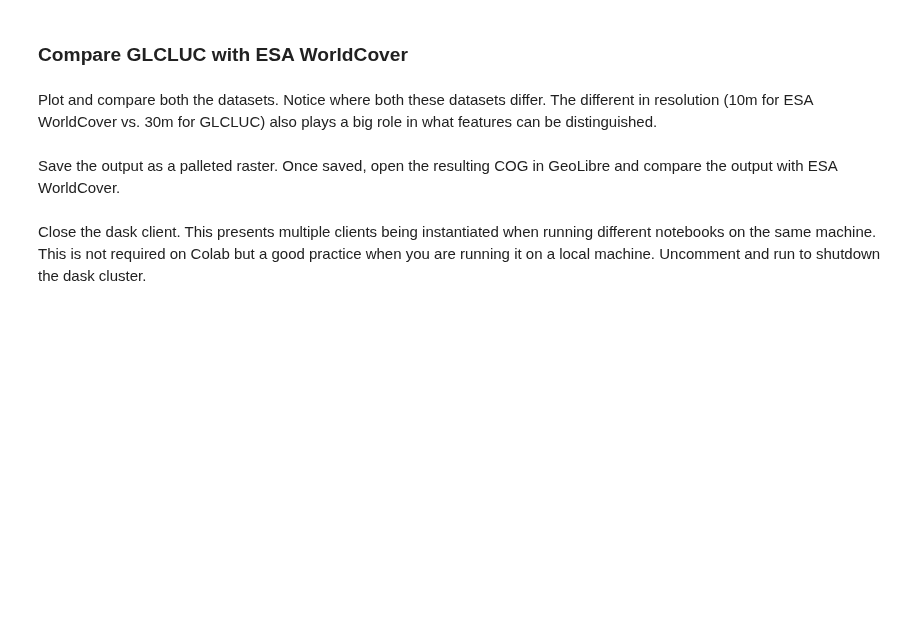
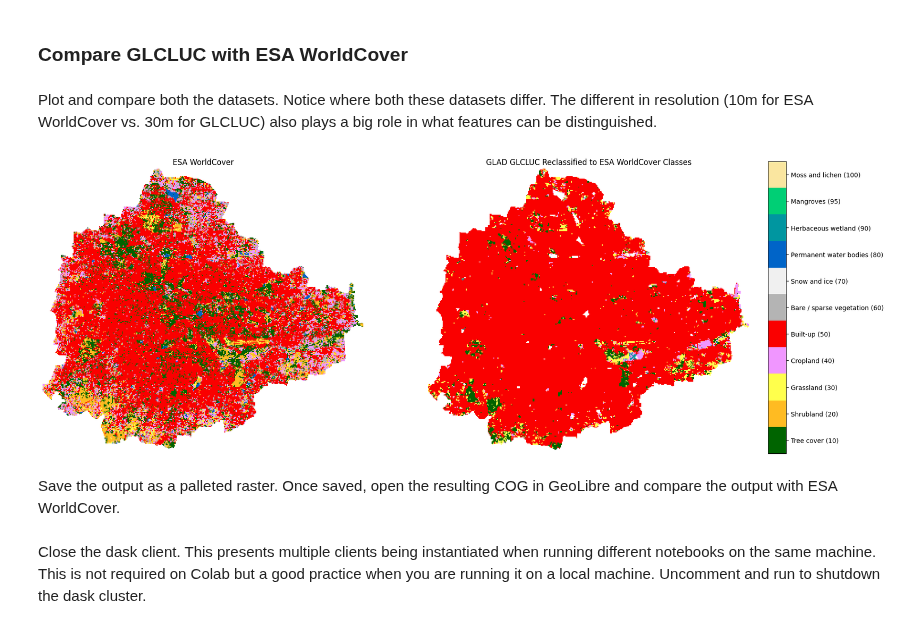
Before and after one commit to spatialthoughts/courses, a Jupyter notebook: docs/code/python_remote_sensing/module_03/01_working_with_landcover.ipynb, the cells around one changed output. Drawn from its saved outputs; the diff is of its cells as text; code cells hidden in the pictures; blank space fills up the shorter version.

```diff
--- a/docs/code/python_remote_sensing/module_03/01_working_with_landcover.ipynb
+++ b/docs/code/python_remote_sensing/module_03/01_working_with_landcover.ipynb
@@ -383,26 +390,33 @@ Plot and compare both the datasets. Notice where both these datasets differ. The
 # %%
 fig, axes = plt.subplots(1, 2)
 fig.set_size_inches(20, 8)
 
-glad_da_reclass_clipped.plot(
+map_data_preview.plot(
     ax=axes[0], cmap=cmap, norm=normalizer, add_colorbar=False)
 axes[0].set_axis_off()
-axes[0].set_title('GLAD GLCLUC Reclassified to ESA WorldCover Classes')
+axes[0].set_title('ESA WorldCover')
 
-map_data_clipped.plot(
+# Creat a preview
+glad_data_preview = glad_da_reclass_clipped.rio.reproject(
+    glad_da_reclass_clipped.rio.crs, resolution=100
+)
+
+glad_data_preview.plot(
     ax=axes[1], cmap=cmap, norm=normalizer, add_colorbar=False)
 axes[1].set_axis_off()
-axes[1].set_title('ESA WorldCover')
+axes[1].set_title('GLAD GLCLUC Reclassified to ESA WorldCover Classes')
 
 cbar_ax = fig.add_axes([0.92, 0.1, 0.02, 0.8])
 
 colorbar = fig.colorbar(
     cm.ScalarMappable(norm=normalizer, cmap=cmap),
     boundaries=boundaries,
     values=values,
     cax=cbar_ax,
 )
 colorbar.set_ticks(ticks, labels=tick_labels)
+# %% [output]
+[figure, added]
 # %% [markdown]
 Save the output as a palleted raster. Once saved, open the resulting COG in GeoLibre and compare the output with ESA WorldCover.
 # %%
```
Also changed, not shown: parts of 2 cells of this notebook, 6 other files.
